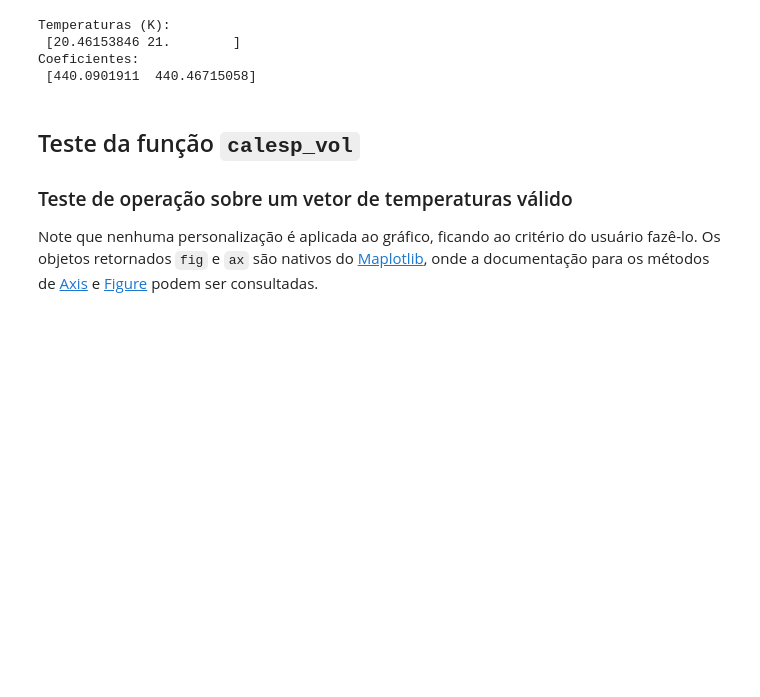
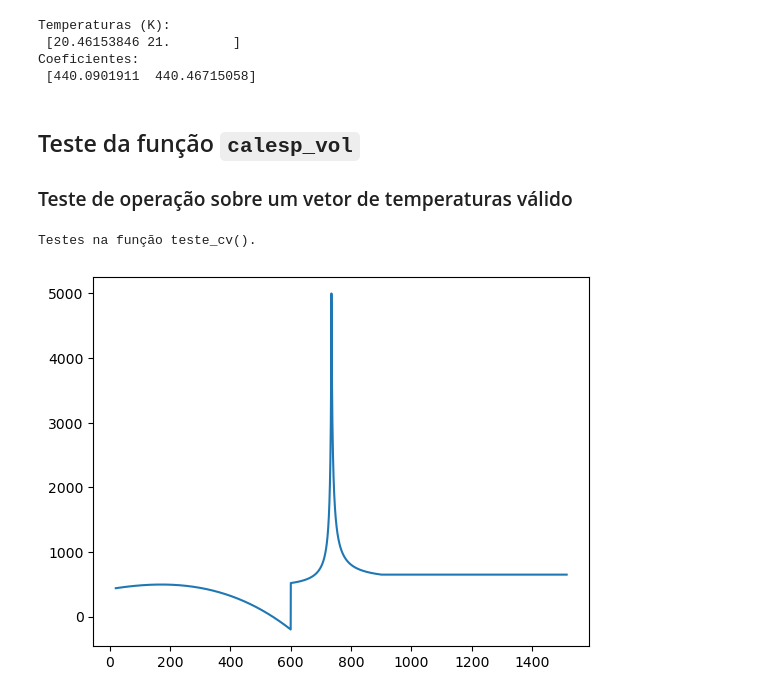
Before and after one commit to ProfLeao/codigosemdesenvolvimento, a Jupyter notebook: EDOMARCELO/coeficientespolinomiais.ipynb, the cells around one changed output. Drawn from its saved outputs; the diff is of its cells as text; code cells hidden in the pictures; blank space fills up the shorter version.

Commit message:
Realiza os testes na calesp_vol e adiciona as saídas no coeficientespolinomiais.ipynb

```diff
--- a/EDOMARCELO/coeficientespolinomiais.ipynb
+++ b/EDOMARCELO/coeficientespolinomiais.ipynb
@@ -298,10 +298,12 @@ Temperaturas (K):
  [20.46153846 21.        ]
 Coeficientes:
  [440.0901911  440.46715058]
-# %% [markdown]
-## Teste da função `calesp_vol`
-
-### Teste de operação sobre um vetor de temperaturas válido
-
-Note que nenhuma personalização é aplicada ao gráfico, ficando ao critério do usuário fazê-lo.
-Os objetos retornados `fig` e `ax` são nativos do [Maplotlib](https://matplotlib.org/), onde a documentação para os métodos de [Axis](https://matplotlib.org/stable/api/axis_api.html) e [Figure](https://matplotlib.org/stable/api/figure_api.html#module-matplotlib.figure) podem ser consultadas.
+# %% [markdown]
+## Teste da função `calesp_vol`
+
+### Teste de operação sobre um vetor de temperaturas válido
+# %%
+fig, ax = mtt.teste_cv("VECTEMP-VAL")
+# %% [output]
+Testes na função teste_cv().
+[figure, added]
```
Also changed, not shown: parts of 5 cells of this notebook, 2 other files.
